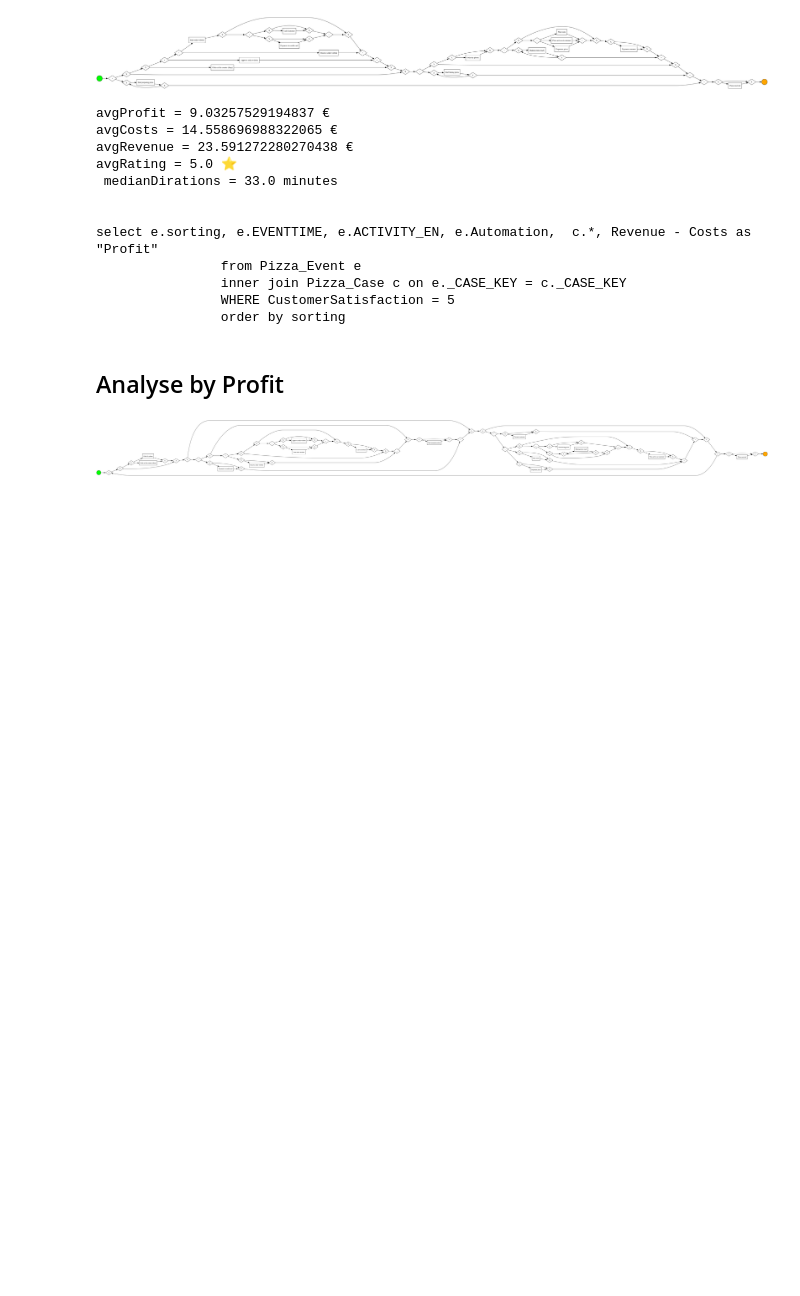
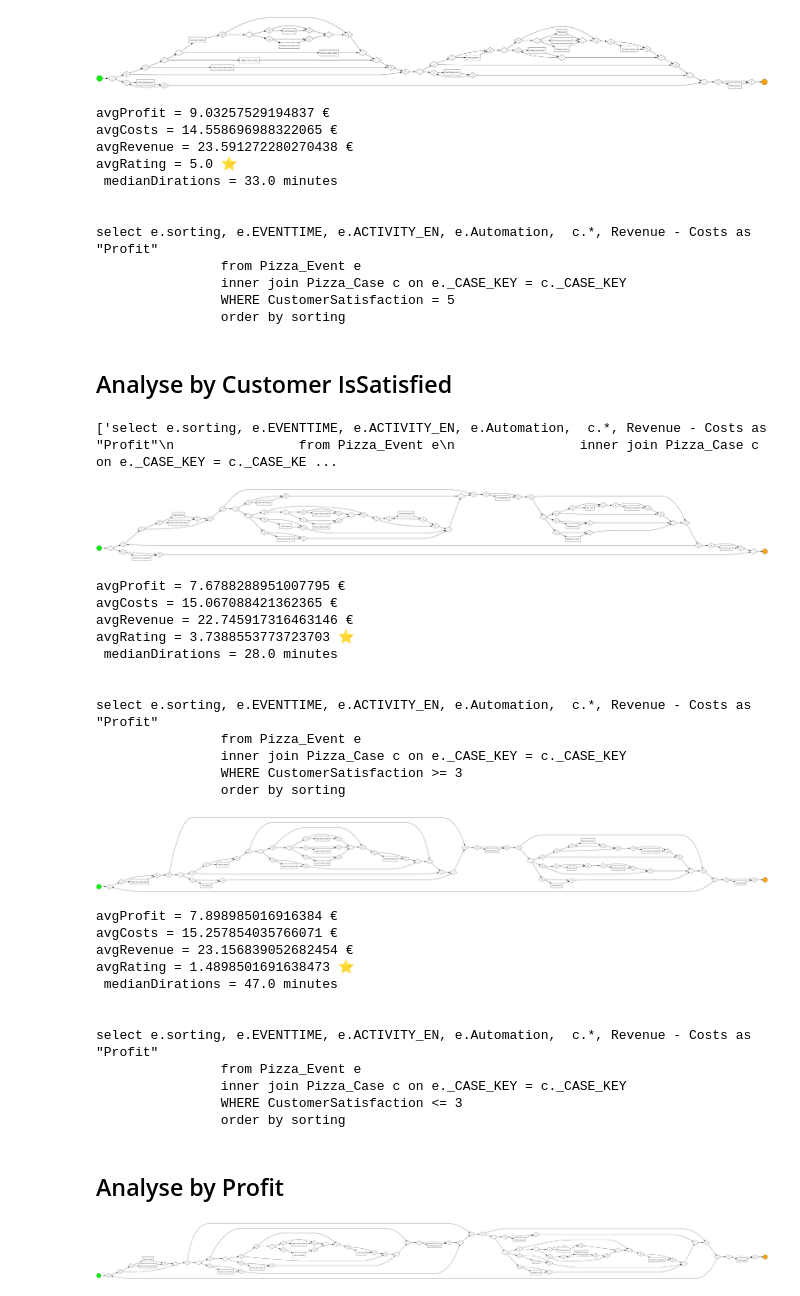
Before and after one commit to philippmayrth/IISProcessInt, a Jupyter notebook: BPMN.ipynb, the cells around one changed output. Saved outputs shown, nothing was run; the diff lists cells and outputs as text; code cells hidden in the pictures; blank space fills up the shorter version.

```diff
--- a/BPMN.ipynb
+++ b/BPMN.ipynb
@@ -227,6 +227,56 @@ select e.sorting, e.EVENTTIME, e.ACTIVITY_EN, e.Automation,  c.*, Revenue - Cost
                 inner join Pizza_Case c on e._CASE_KEY = c._CASE_KEY
                 WHERE CustomerSatisfaction = 5
                 order by sorting
+# %% [markdown]
+## Analyse by Customer IsSatisfied
+# %%
+queries = [f"""select e.sorting, e.EVENTTIME, e.ACTIVITY_EN, e.Automation,  c.*, Revenue - Costs as "Profit"
+                from Pizza_Event e
+                inner join Pizza_Case c on e._CASE_KEY = c._CASE_KEY
+                WHERE CustomerSatisfaction >= 3
+                order by sorting
+        """, f"""select e.sorting, e.EVENTTIME, e.ACTIVITY_EN, e.Automation,  c.*, Revenue - Costs as "Profit"
+                from Pizza_Event e
+                inner join Pizza_Case c on e._CASE_KEY = c._CASE_KEY
+                WHERE CustomerSatisfaction <= 3
+                order by sorting
+        """]
+
+print(queries)
+
+for query in queries:
+        query2BPMN(query)
+        print(query)
+        print()
+        print()
+# %% [output]
+['select e.sorting, e.EVENTTIME, e.ACTIVITY_EN, e.Automation,  c.*, Revenue - Costs as "Profit"\n                from Pizza_Event e\n                inner join Pizza_Case c on e._CASE_KEY = c._CASE_KE ...
+[figure, added]
+avgProfit = 7.6788288951007795 €
+avgCosts = 15.067088421362365 €
+avgRevenue = 22.745917316463146 €
+avgRating = 3.7388553773723703 ⭐️
+ medianDirations = 28.0 minutes
+
+
+select e.sorting, e.EVENTTIME, e.ACTIVITY_EN, e.Automation,  c.*, Revenue - Costs as "Profit"
+                from Pizza_Event e
+                inner join Pizza_Case c on e._CASE_KEY = c._CASE_KEY
+                WHERE CustomerSatisfaction >= 3
+                order by sorting
+[figure, added]
+avgProfit = 7.898985016916384 €
+avgCosts = 15.257854035766071 €
+avgRevenue = 23.156839052682454 €
+avgRating = 1.4898501691638473 ⭐️
+ medianDirations = 47.0 minutes
+
+
+select e.sorting, e.EVENTTIME, e.ACTIVITY_EN, e.Automation,  c.*, Revenue - Costs as "Profit"
+                from Pizza_Event e
+                inner join Pizza_Case c on e._CASE_KEY = c._CASE_KEY
+                WHERE CustomerSatisfaction <= 3
+                order by sorting
 # %% [markdown]
 ## Analyse by Profit
 # %%
```
Also changed, not shown: 1 other file.
